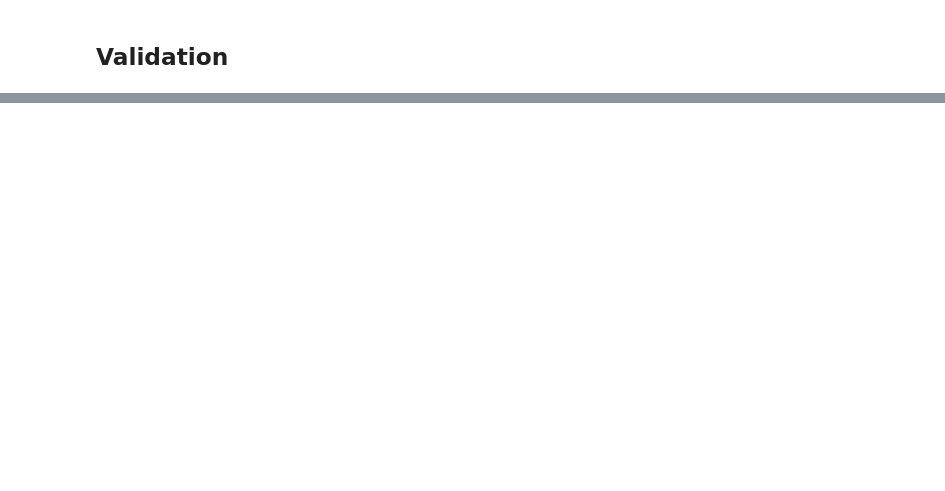
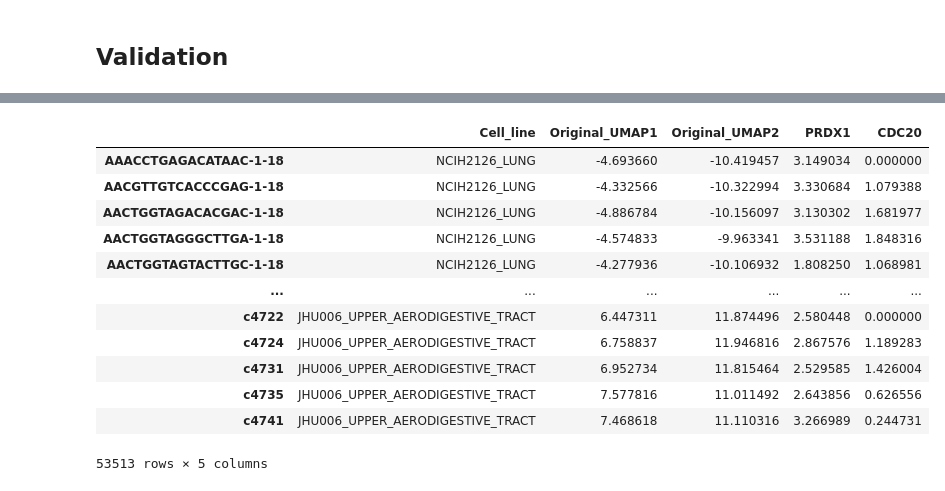
Before and after one commit to KChen-lab/SCMER, a Jupyter notebook: docs/pancancer.ipynb, the cells around one changed output, grey strips where cells are left out. Cells and saved outputs as stored; diff of their text form; code cells hidden in the pictures; blank space fills up the shorter version.

```diff
--- a/docs/pancancer.ipynb
+++ b/docs/pancancer.ipynb
@@ -198,0 +211,24 @@ melanoma.MITF_orig 4 / 43 ( 100 ): _MLANA_, _CAPN3_, _ARPC1B_, _APOE_
+# %%
+dump_data = pd.DataFrame(index=adata.obs_names)
+
+dump_data[['Cell_line']] = adata.obs[['Cell_line']]
+dump_data[['Original_UMAP1', 'Original_UMAP2']] = adata.obsm['X_umap']
+
+dump_features = list(set(['PRDX1', 'CDC20']))
+dump_data[dump_features] = adata.raw.to_adata()[:, dump_features].X
+
+dump_data
+# %% [output]
+|  | Cell_line | Original_UMAP1 | Original_UMAP2 | PRDX1 | CDC20 |
+| AAACCTGAGACATAAC-1-18 | NCIH2126_LUNG | -4.693660 | -10.419457 | 3.149034 | 0.000000 |
+| AACGTTGTCACCCGAG-1-18 | NCIH2126_LUNG | -4.332566 | -10.322994 | 3.330684 | 1.079388 |
+| AACTGGTAGACACGAC-1-18 | NCIH2126_LUNG | -4.886784 | -10.156097 | 3.130302 | 1.681977 |
+| AACTGGTAGGGCTTGA-1-18 | NCIH2126_LUNG | -4.574833 | -9.963341 | 3.531188 | 1.848316 |
+| AACTGGTAGTACTTGC-1-18 | NCIH2126_LUNG | -4.277936 | -10.106932 | 1.808250 | 1.068981 |
+| ... | ... | ... | ... | ... | ... |
+| c4722 | JHU006_UPPER_AERODIGESTIVE_TRACT | 6.447311 | 11.874496 | 2.580448 | 0.000000 |
+| c4724 | JHU006_UPPER_AERODIGESTIVE_TRACT | 6.758837 | 11.946816 | 2.867576 | 1.189283 |
+| c4731 | JHU006_UPPER_AERODIGESTIVE_TRACT | 6.952734 | 11.815464 | 2.529585 | 1.426004 |
+| c4735 | JHU006_UPPER_AERODIGESTIVE_TRACT | 7.577816 | 11.011492 | 2.643856 | 0.626556 |
+| c4741 | JHU006_UPPER_AERODIGESTIVE_TRACT | 7.468618 | 11.110316 | 3.266989 | 0.244731 |
+53513 rows × 5 columns
```
Also changed, not shown: parts of 8 cells of this notebook.
